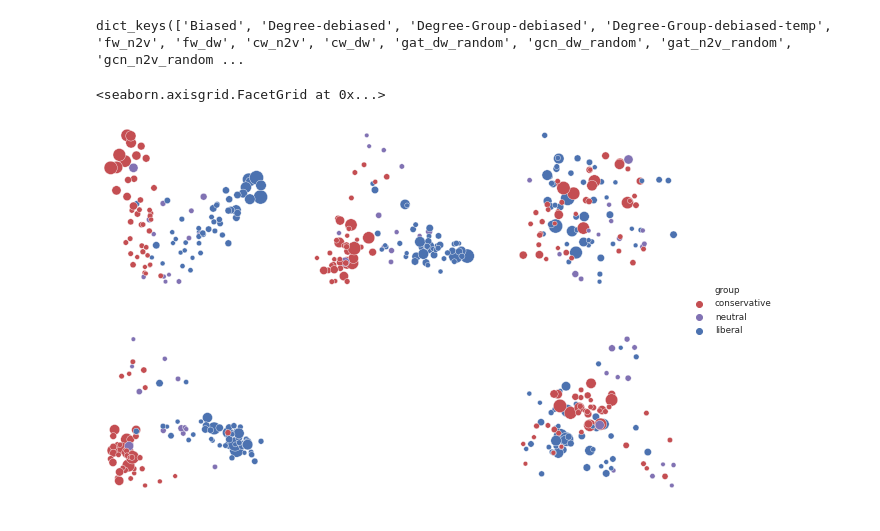
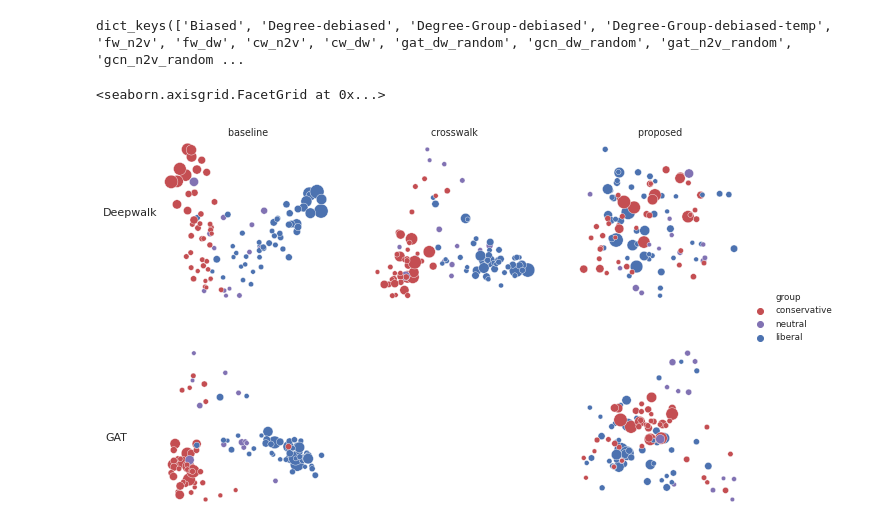
Before and after one commit to thunderock/residual2vec_, a Jupyter notebook: notebooks/PLOTS/demonstration.ipynb, the cells around one changed output. Saved outputs shown, nothing was run; the diff lists cells and outputs as text; code cells hidden in the pictures.

Commit message:
updated images

```diff
--- a/notebooks/PLOTS/demonstration.ipynb
+++ b/notebooks/PLOTS/demonstration.ipynb
@@ -94,12 +94,12 @@ plot_data_all = []
 row = 0
 ordered_ = ['Biased', 'cw_dw', 'Degree-Group-debiased', 'gat_dw_random', 'gat_n2v_r2v', 'gat_dw_r2v', ]
 
-mp = {'Biased': 'deepwalk',
+mp = {'Biased': 'baseline',
     'gat_n2v_random': 'gat-node2vec-random-sampling', 'gat_n2v_r2v': 'gat-node2vec-biased-sampling',
     'gat_dw_random': 'deepwalk-random-sampling', 'gat_dw_r2v': 'deepwalk-biased-sampling',
      'gcn_dw_random': 'deepwalk-random-sampling', 'gcn_dw_r2v': 'deepwalk-biased-sampling',
-   'fw_dw': 'fairwalk-deepwalk', 'cw_dw': 'crosswalk-deepwalk', 'fw_n2v': "fairwalk-node2vec", 'cw_n2v': "crosswalk-node2vec",
-'Degree-Group-debiased': 'word2vec_r2v'}
+   'fw_dw': 'fairwalk-deepwalk', 'cw_dw': 'crosswalk', 'fw_n2v': "fairwalk-node2vec", 'cw_n2v': "crosswalk-node2vec",
+'Degree-Group-debiased': 'proposed'}
 # mp = {
 #     'gat_dw_random': 'biased', 'gat_dw_r2v': 'unbiased', 'Biased': 'biased', 'cw_dw': 'unbiased'
 # }
@@ -137,32 +137,42 @@ g = sns.FacetGrid(
     sharey=False,
     col_wrap=3
 
 )
 
 
 cmap = sns.color_palette()
 colors = {'liberal': cmap[0], 'conservative': cmap[3], 'neutral': cmap[4]}
 g.map(sns.scatterplot, "x", "y", "group", "degree", sizes=(20, 200), palette = colors)
 # g.fig.suptitle("WORD2VEC")
 # g.axes[0, 0].legend()
 
 
 for (i,j,k), data in g.facet_data():
 
     ax = g.facet_axis(i, j)
     # need to see a better way of removing title
-    ax.set_title("")
+    title = ax.get_title()
+    ax.set_title(title.replace("model =", ""))
+    if j > 2:
+        # removing top title
+        ax.set_title("")
+    # adding left text
+    if j in [0, 3]:
+        if j == 0:
+            ax.text(-2.7, .3,'Deepwalk', fontsize = 11)
+        if j == 3:
+            ax.text(-2.7, .3,'GAT', fontsize = 11)
     ax.set_axis_off()
     h,l = ax.get_legend_handles_labels()
 #     print(i, j)
     # removing fifth plot
     if j == 4: ax.remove()
 #     ax.legend(h[0:4],l[0:4],bbox_to_anchor=(1.05, 1), loc=2, borderaxespad=0., fontsize=5)
 #     print(h, l)
 
 
 g.add_legend(legend_data={i: g._legend_data[i] for i in ['group', 'conservative', 'neutral', 'liberal']})
 # plt.legend(labels=['legendEntry1', 'legendEntry2', 'legendEntry3'])
 # %% [output]
 <seaborn.axisgrid.FacetGrid at 0x...>
-[figure, old version]
+[figure, new version]
```
